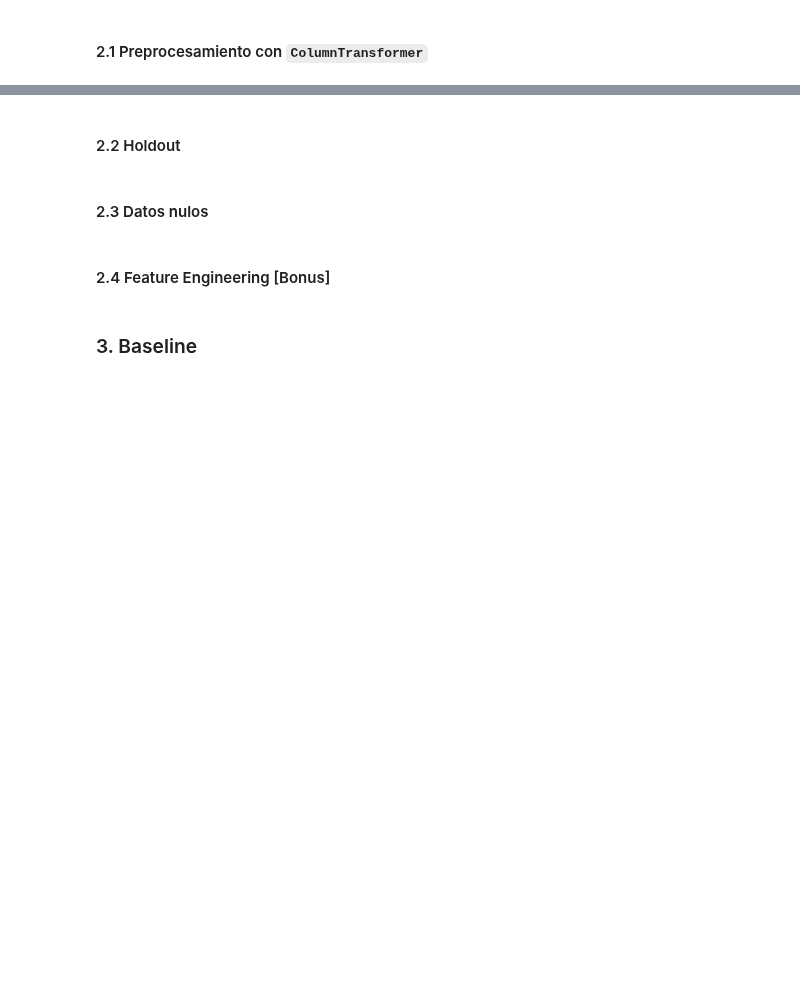
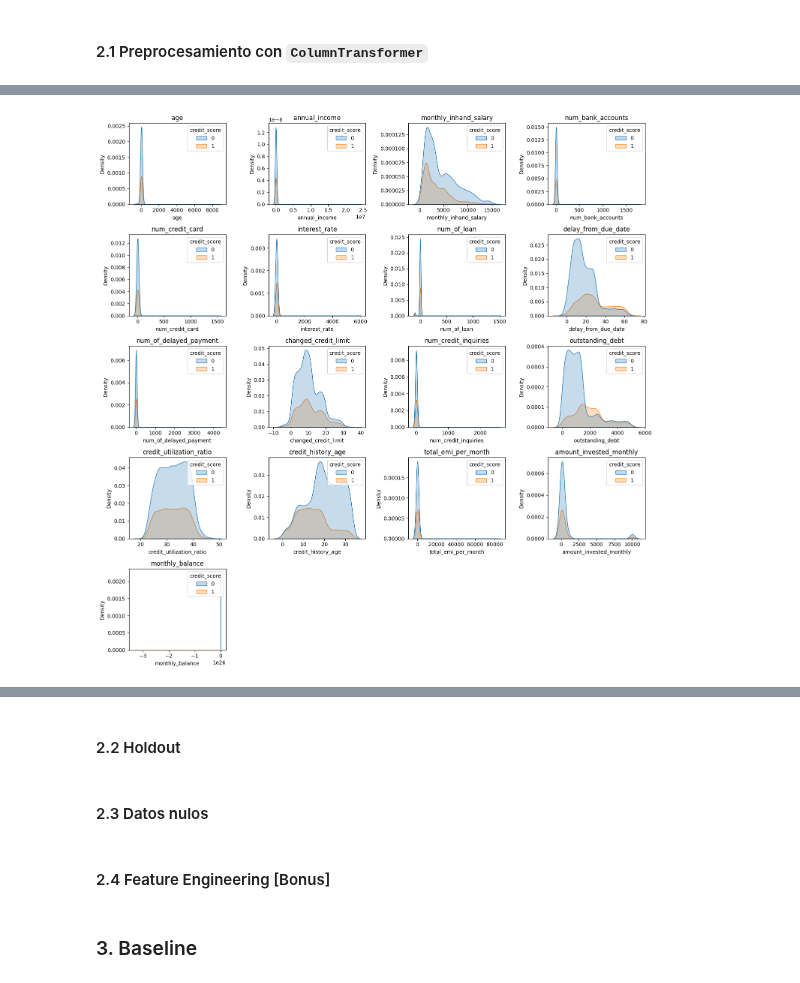
Before and after one commit to SimonSanfeliu/MDS7202-BS, a Jupyter notebook: Proyecto2/Proyecto2_Becerra_Sanfeliu.ipynb, the cells around one changed output, grey strips where cells are left out. Cells and saved outputs as stored; diff of their text form; code cells hidden in the pictures; blank space fills up the shorter version.

Commit message:
🚧 ✨ Avances en procesamiento de datos

```diff
--- a/Proyecto2/Proyecto2_Becerra_Sanfeliu.ipynb
+++ b/Proyecto2/Proyecto2_Becerra_Sanfeliu.ipynb
@@ -22,2 +65,7 @@
+# %%
+# Arreglando datos categóricos
+data.occupation = data.occupation.apply(lambda x: 'No_knwon_occupation' if x == '_______' else x)
+data.payment_of_min_amount = data.payment_of_min_amount.apply(lambda x: 'No' if x == 'NM' else x)
+data.payment_behaviour = data.payment_behaviour.apply(lambda x: 'No_knwon_behaviour' if x == '!@9#%8' else x)
 # %% [markdown]
 #### 2.1 Preprocesamiento con `ColumnTransformer`
@@ -23,0 +95,28 @@
+# %%
+from sklearn.preprocessing import FunctionTransformer, StandardScaler, OrdinalEncoder
+from sklearn.compose import ColumnTransformer
+from sklearn.pipeline import Pipeline
+
+# Separando los datos en numéricos y categóricos
+num_cols = data.corr(numeric_only=True).columns.to_list()
+num_cols.remove("credit_score")
+cat_cols = [col for col in data.columns if not col in num_cols]
+
+# Atributos numéricos
+num_pipe = Pipeline([
+                ('Outlier scaler', FunctionTransformer(replace_with_thresholds)),
+                ('Standard scaler', StandardScaler())
+            ])
+# Atributos categóricos
+cat_pipe = Pipeline([
+    ('Encoder', OrdinalEncoder())
+])
+
+# Creando ColumnTransformer
+ctrans = ColumnTransformer(
+        transformers=[
+            ("Categorico", cat_pipe, cat_cols),
+            ("Numerico", num_pipe, num_cols),
+        ]
+)
+ctrans.set_output(transform='pandas')
@@ -23,0 +143,13 @@
+# %%
+import matplotlib.pyplot as plt
+import seaborn as sns
+
+plt.figure(figsize=(15,15))
+for ax, col in enumerate(num_cols):
+    plt.subplot(5,4, ax+1)
+    plt.title(col)
+    sns.kdeplot(x=data[col],fill=True, hue=data["credit_score"], warn_singular=False)
+
+plt.tight_layout()
+# %% [output]
+[figure, added]
```
Also changed, not shown: parts of 12 cells of this notebook.
